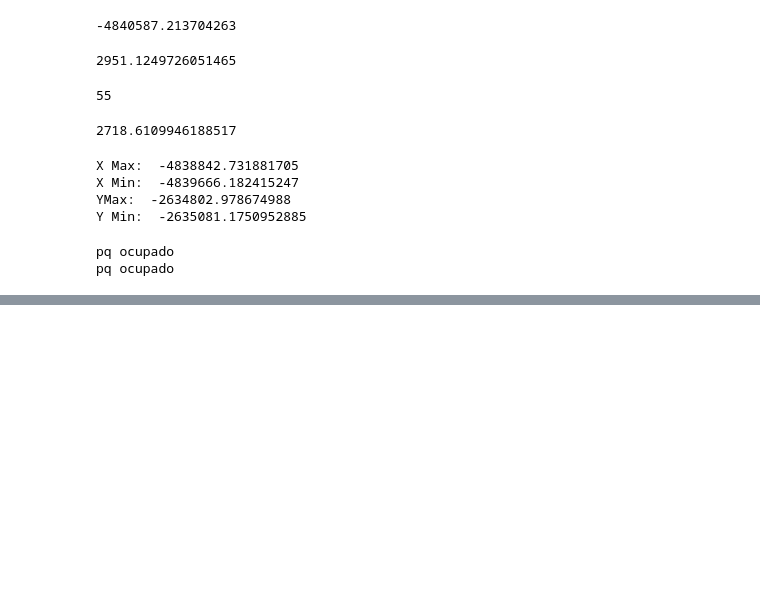
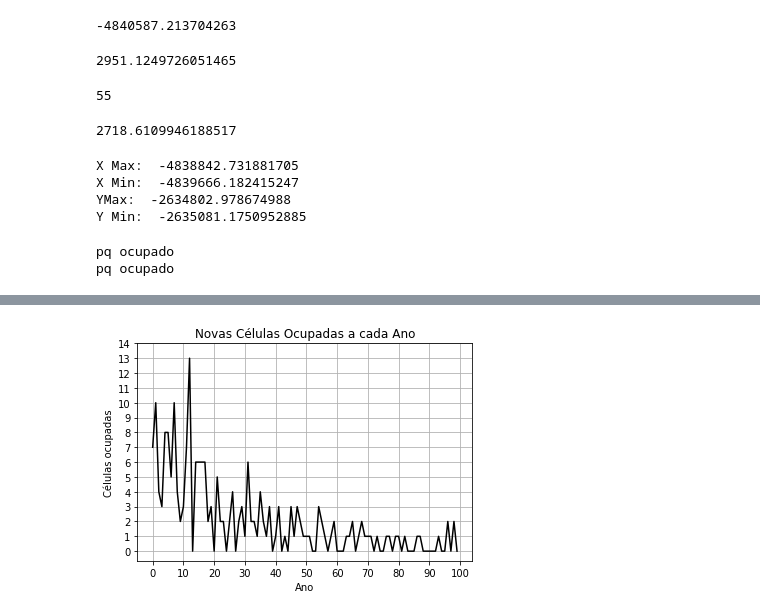
Before and after one commit to Rproc/sim, a Jupyter notebook: simulacao_chico_mendes.ipynb, the cells around one changed output, grey strips where cells are left out. Cells and saved outputs as stored; diff of their text form; code cells hidden in the pictures; blank space fills up the shorter version.

Commit message:
Adicionando Plots

```diff
--- a/simulacao_chico_mendes.ipynb
+++ b/simulacao_chico_mendes.ipynb
@@ -554,9 +554,11 @@ ymaxAmortizado, yminAmortizado, espacamento, escolas, saude, onibus, pesos, iner
     print('to: ', space_to_occup)
 
     log = []
+    log_disc = []
     t = 0
     while ((occupied < (space_to_occup-2)) and (t < 100)):
 #     for u in range(0, 10):
+        occ_now = 0
         for key in dict_temp:
             if (dict_temp[key]['area_parque_cm']):
                 i = dict_temp[key]['i']
@@ -589,18 +591,19 @@ ymaxAmortizado, yminAmortizado, espacamento, escolas, saude, onibus, pesos, iner
 #                         print('ocupei')
                         dict_temp[key]['ocupado'] = 1
                         occupied += 1
+                        occ_now += 1
 
 #         d = copy.deepcopy(dict_temp)
         serie_historica.append(copy.deepcopy(dict_temp))
         log.append(['iteracao: ', t, ', ' 'space occ: ', occupied, '\n'])
-
+        log_disc.append(['iteracao: ', t, ', ' 'space occ now: ', occ_now, '\n'])
         t+=1
         print('iteracao: ', t, 'space occ: ', occupied)
 
 
     print('final: ',occupied)
 
-    return serie_historica, dict_temp, t, log
+    return serie_historica, dict_temp, t, log, log_disc
 # %%
 def write_ocupacao_por_tempo(serie, name, nextX, nextY):
     # Here's an example Shapely geometry
@@ -649,7 +652,7 @@ pesos = [0.4, 0.3, 0.2, 0.1, 0.9]
 threshold = 0.10
 inercia = 0.65
 # %%
-serie, dict_cm, tempo, log = simulacao(neigh, dist, aurelio, xmaxAmortizado, xminAmortizado, ymaxAmortizado, \
+serie, dict_cm, tempo, log, log_dist = simulacao(neigh, dist, aurelio, xmaxAmortizado, xminAmortizado, ymaxAmortizado, \
 yminAmortizado, espacamento, escolas, saude, onibus, pesos, inercia, threshold )
 # %% [output]
 to:  240
@@ -726,0 +732,8 @@ logging(log, 'log')
+# %%
+new_occ_by_year = []
+occ_cumulative = []
+for l in log_dist:
+    new_occ_by_year.append(l[3])
+
+for l in log:
+    occ_cumulative.append(l[3])
@@ -726,0 +762,19 @@ logging(log, 'log')
+# %%
+def plot1(data_acc, steps, label):
+    c = range(len(data_acc))
+    fig = plt.figure()
+    limit = int(max(data_acc) + int(0.2*max(data_acc)))
+    fig.add_subplot(122)
+    ax = plt.axes()
+    ax.plot(c, data_acc, 'k')
+    plt.yticks(range(0, limit, 20))
+    plt.xticks(range(0, steps+1, 10))
+    plt.title(label)
+    plt.ylabel("Células ocupadas")
+    plt.xlabel("Ano")
+    plt.grid()
+    plt.show()
+# %%
+plot1(new_occ_by_year, 100, 'Novas Células Ocupadas a cada Ano')
+# %% [output]
+[figure, added]
```
Also changed, not shown: parts of 7 cells of this notebook, 20 other files.
